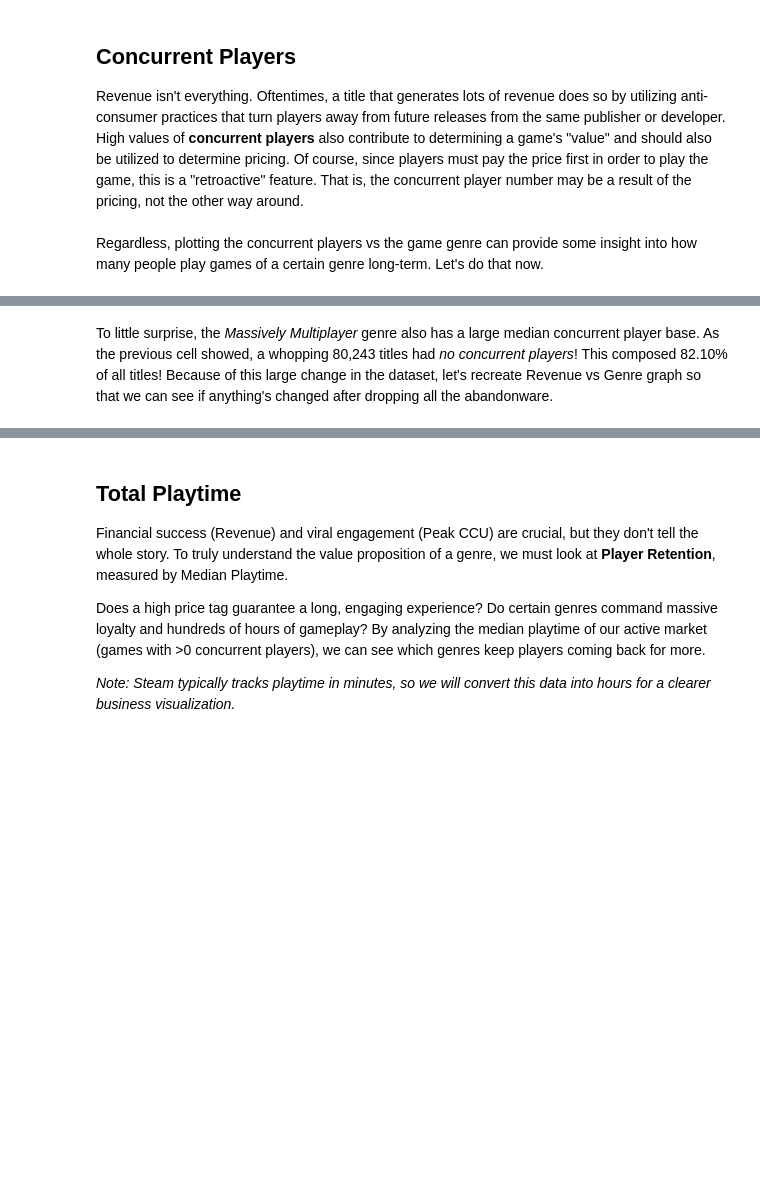
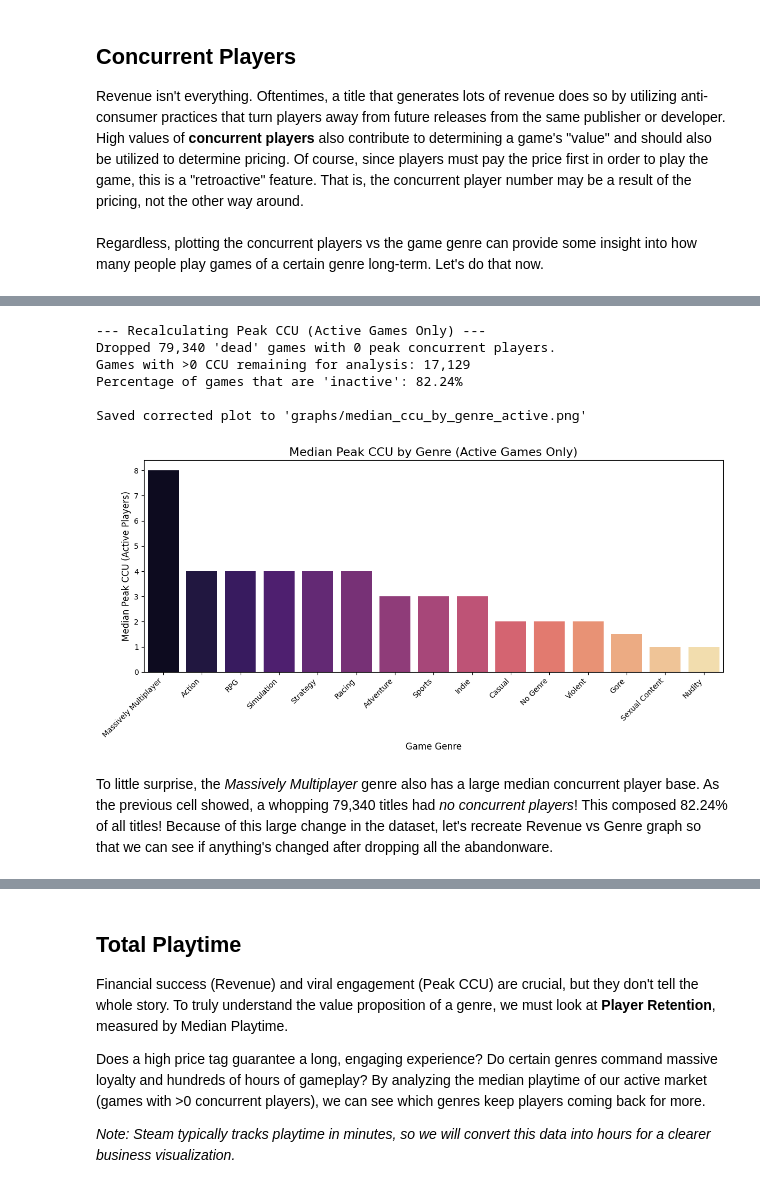
Before and after one commit to AMahapatra-Anly/Steam-Pricing-Analysis, a Jupyter notebook: Steam_Pricing_Analysis.ipynb, the cells around one changed output, grey strips where cells are left out. Saved outputs shown, nothing was run; the diff lists cells and outputs as text; code cells hidden in the pictures; blank space fills up the shorter version.

```diff
--- a/Steam_Pricing_Analysis.ipynb
+++ b/Steam_Pricing_Analysis.ipynb
@@ -430,59 +565,52 @@ To get an accurate picture of the market, we need to filter our dataset to only
 # %%
 print("--- Recalculating Peak CCU (Active Games Only) ---")
 
 # 1. Filter out the "dead" games that drag the median to 0
-# We use ccu_col which was defined in the previous cell
-df_active_games = df_clean[df_clean[ccu_col] > 0].copy()
+df_active_games = df[df['peak_ccu'] > 0].copy()
 
-dead_games_dropped = len(df_clean) - len(df_active_games)
+dead_games_dropped = len(df) - len(df_active_games)
 print(f"Dropped {dead_games_dropped:,} 'dead' games with 0 peak concurrent players.")
 print(f"Games with >0 CCU remaining for analysis: {len(df_active_games):,}")
-print(f"Percentage of data dropped: {dead_games_dropped / len(df_clean) * 100:.2f}%")
+print(f"Percentage of games that are 'inactive': {dead_games_dropped / len(df) * 100:.2f}%")
 
-# 2. Recalculate the metrics
-ccu_data_active = []
-for genre in top_genres_clean:
-    genre_subset = df_active_games[df_active_games[genre] == 1]
-
-    # Calculate the median on games that actually have a player base
-    median_ccu = genre_subset[ccu_col].median()
-
-    ccu_data_active.append({
-        'Genre': genre,
-        'Median Peak CCU': median_ccu
-    })
-
-df_ccu_metrics_active = pd.DataFrame(ccu_data_active)
-df_ccu_metrics_active = df_ccu_metrics_active.sort_values(by='Median Peak CCU', ascending=False)
+# 2. Recalculate using explode on the active games dataset
+df_active_exploded = df_active_games.explode('final_genres')
+df_ccu_active = df_active_exploded.groupby('final_genres')['peak_ccu'].median().reset_index()
+df_ccu_active.columns = ['Genre', 'Median Peak CCU']
+df_ccu_active = df_ccu_active.sort_values(by='Median Peak CCU', ascending=False)
 
 # 3. Render the Corrected Chart
 plt.figure(figsize=(12, 6))
 ax = sns.barplot(
-    data=df_ccu_metrics_active,
+    data=df_ccu_active,
     x='Genre',
     y='Median Peak CCU',
     hue='Genre',
     palette='magma',
     legend=False
 )
 
-plt.title('Median Peak Concurrent Users (CCU) by Top 10 Genres (Active Games Only)', fontsize=16)
+plt.title('Median Peak CCU by Genre (Active Games Only)', fontsize=16)
 plt.xlabel('Game Genre', fontsize=12)
 plt.ylabel('Median Peak CCU (Active Players)', fontsize=12)
 plt.xticks(rotation=45, ha='right')
 
-# Format Y-axis to add commas cleanly
 ax.yaxis.set_major_formatter(plt.FuncFormatter(lambda x, loc: "{:,}".format(int(x))))
 plt.tight_layout()
 
-# Save the corrected plot with a new filename
-os.makedirs('graphs', exist_ok=True)
 plt.savefig('graphs/median_ccu_by_genre_active.png')
 print("\nSaved corrected plot to 'graphs/median_ccu_by_genre_active.png'")
-
 plt.show()
+# %% [output]
+--- Recalculating Peak CCU (Active Games Only) ---
+Dropped 79,340 'dead' games with 0 peak concurrent players.
+Games with >0 CCU remaining for analysis: 17,129
+Percentage of games that are 'inactive': 82.24%
+
+Saved corrected plot to 'graphs/median_ccu_by_genre_active.png'
+[figure, added]
 # %% [markdown]
-To little surprise, the *Massively Multiplayer* genre also has a large median concurrent player base. As the previous cell showed, a whopping 80,243 titles had *no concurrent players*! This composed 82.10% of all titles! Because of this large change in the dataset, let's recreate Revenue vs Genre graph so that we can see if anything's changed after dropping all the abandonware.
+To little surprise, the *Massively Multiplayer* genre also has a large median concurrent player base. As the previous cell showed, a whopping 79,340 titles had *no concurrent players*! This composed 82.24% of all titles! Because of this large change in the dataset, let's recreate Revenue vs Genre graph so that we can see if anything's changed after dropping all the abandonware.
 # %%
 print("--- Recreating Cleaned Revenue Graph: ACTIVE GAMES ONLY ---")
 os.makedirs('graphs', exist_ok=True)
```
Also changed, not shown: parts of 27 cells of this notebook, 12 other files.
